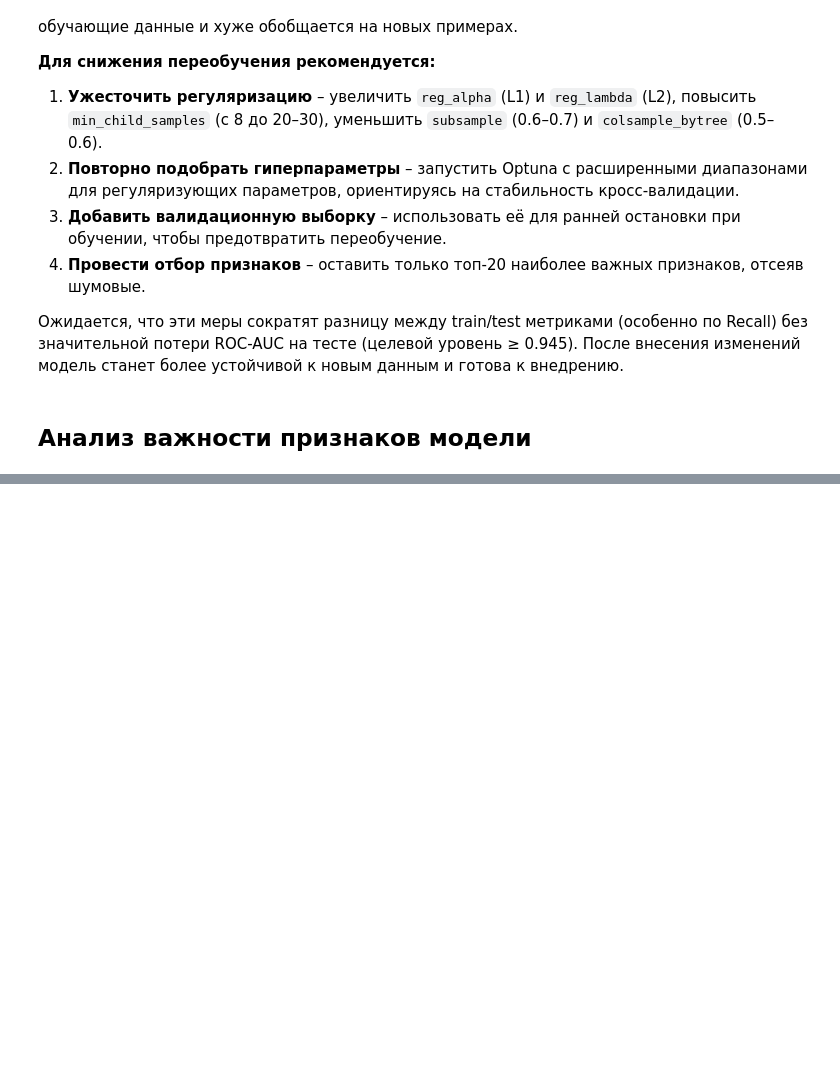
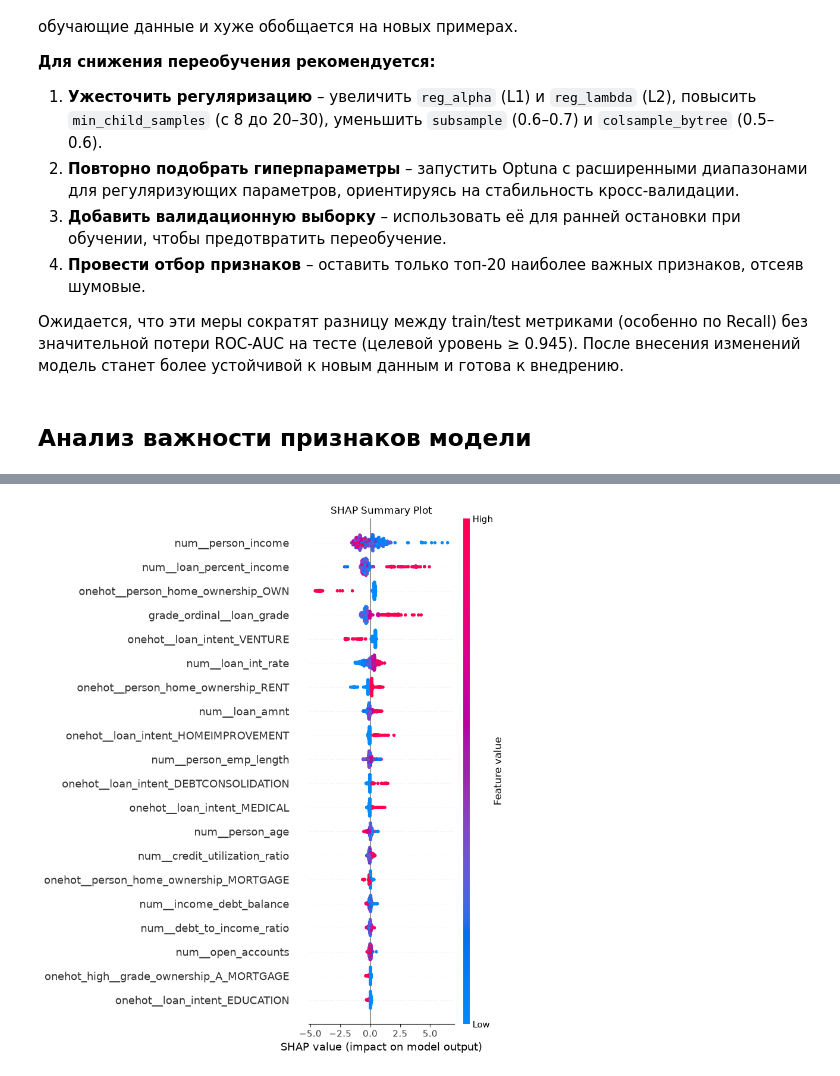
Before and after one commit to null-route-dev/credit-risk-classification, a Jupyter notebook: notebooks/04_models_training.ipynb, the cells around one changed output, grey strips where cells are left out. Saved outputs shown, nothing was run; the diff lists cells and outputs as text; code cells hidden in the pictures; blank space fills up the shorter version.

Commit message:
feat: add shap features analysis

```diff
--- a/notebooks/04_models_training.ipynb
+++ b/notebooks/04_models_training.ipynb
@@ -741,0 +746,25 @@ display(importance_df.head(20))
+# %%
+# Подготовка данных
+
+# Извлекаем пайплайн без классификатора
+preprocessing_pipeline = lgb_pipeline[:-1]
+
+# Преобразуем X_test
+X_test_transformed = preprocessing_pipeline.transform(X_test)
+
+# Преобразуем в плотную матрицу
+X_test_dense = X_test_transformed.toarray()
+
+# Берем выборку для ускорения
+sample_size = min(500, X_test_dense.shape[0])
+X_sample = X_test_dense[:sample_size]
+
+# Извлекаем модель
+model = lgb_pipeline.named_steps["classifier"]
+
+# SHAP объяснитель и значения
+explainer = shap.TreeExplainer(model)
+shap_values = explainer.shap_values(X_sample)
+
+# Получаем имена признаков
+feature_names = preprocessing_pipeline.get_feature_names_out()
@@ -741,0 +794,9 @@ display(importance_df.head(20))
+# %%
+# Summary Plot
+plt.figure(figsize=(12, 8))
+shap.summary_plot(shap_values, X_sample, feature_names=feature_names, show=False)
+plt.title("SHAP Summary Plot")
+plt.tight_layout()
+plt.show()
+# %% [output]
+[figure, added]
```
Also changed, not shown: parts of 16 cells of this notebook, 2 other files.
